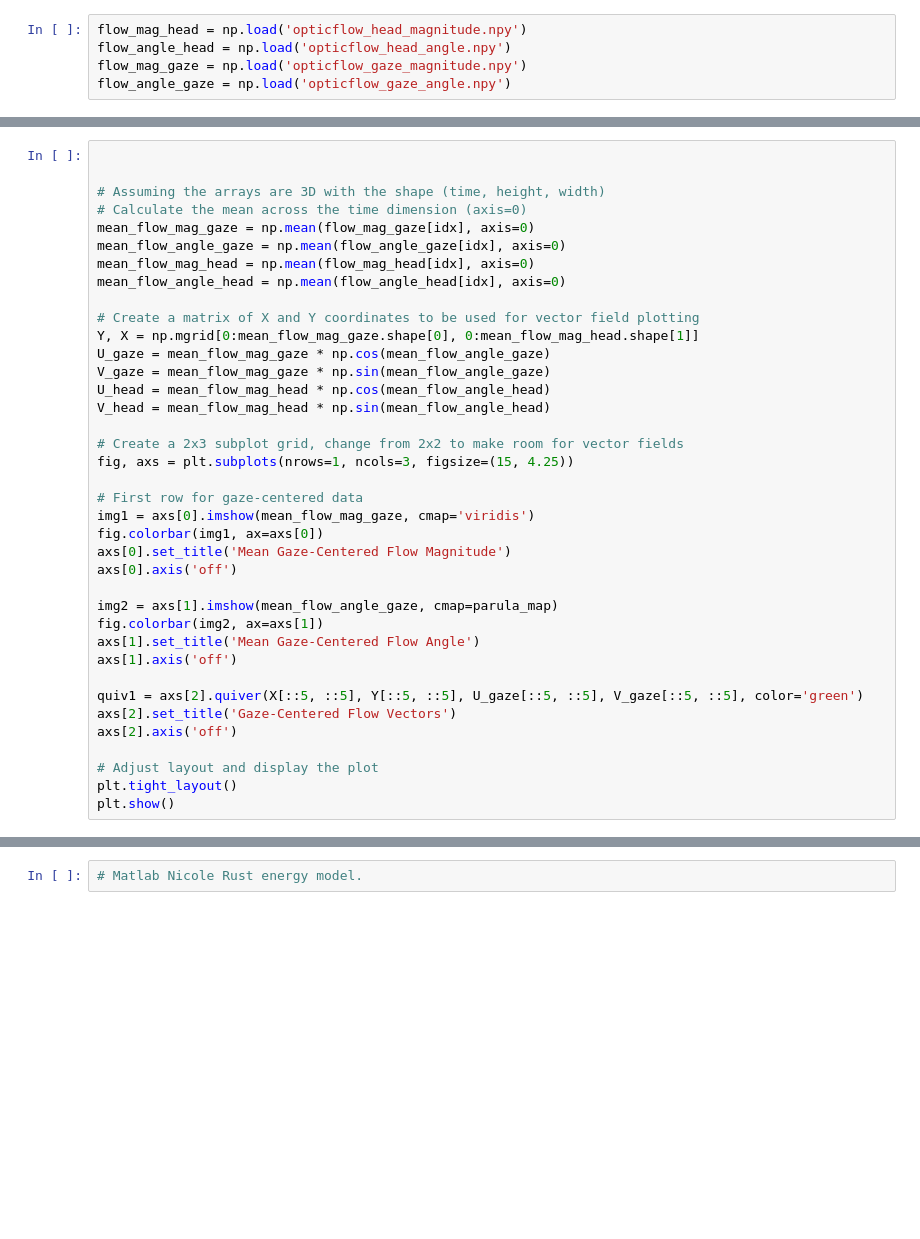
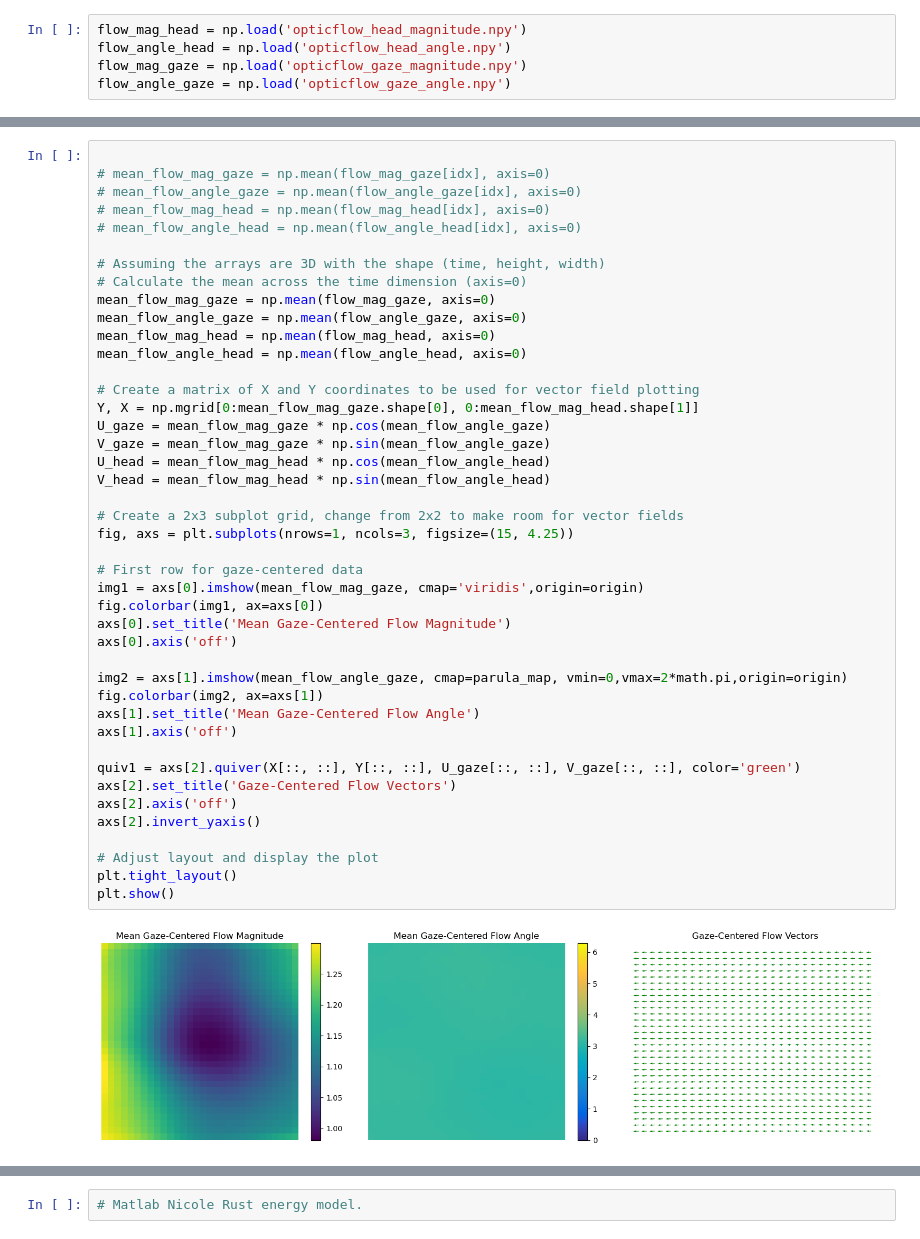
Before and after one commit to BonnenLab/U19-preliminary-data-analysis, a Jupyter notebook: simple-motion-stats.ipynb, the cells around one changed output, grey strips where cells are left out. Drawn from its saved outputs; the diff is of its cells as text; blank space fills up the shorter version.

```diff
--- a/simple-motion-stats.ipynb
+++ b/simple-motion-stats.ipynb
@@ -188,41 +216,48 @@ if __name__ == "__main__":
 # %%
 
+# mean_flow_mag_gaze = np.mean(flow_mag_gaze[idx], axis=0)
+# mean_flow_angle_gaze = np.mean(flow_angle_gaze[idx], axis=0)
+# mean_flow_mag_head = np.mean(flow_mag_head[idx], axis=0)
+# mean_flow_angle_head = np.mean(flow_angle_head[idx], axis=0)
 
 # Assuming the arrays are 3D with the shape (time, height, width)
 # Calculate the mean across the time dimension (axis=0)
-mean_flow_mag_gaze = np.mean(flow_mag_gaze[idx], axis=0)
-mean_flow_angle_gaze = np.mean(flow_angle_gaze[idx], axis=0)
-mean_flow_mag_head = np.mean(flow_mag_head[idx], axis=0)
-mean_flow_angle_head = np.mean(flow_angle_head[idx], axis=0)
+mean_flow_mag_gaze = np.mean(flow_mag_gaze, axis=0)
+mean_flow_angle_gaze = np.mean(flow_angle_gaze, axis=0)
+mean_flow_mag_head = np.mean(flow_mag_head, axis=0)
+mean_flow_angle_head = np.mean(flow_angle_head, axis=0)
 
 # Create a matrix of X and Y coordinates to be used for vector field plotting
 Y, X = np.mgrid[0:mean_flow_mag_gaze.shape[0], 0:mean_flow_mag_head.shape[1]]
 U_gaze = mean_flow_mag_gaze * np.cos(mean_flow_angle_gaze)
 V_gaze = mean_flow_mag_gaze * np.sin(mean_flow_angle_gaze)
 U_head = mean_flow_mag_head * np.cos(mean_flow_angle_head)
 V_head = mean_flow_mag_head * np.sin(mean_flow_angle_head)
 
 # Create a 2x3 subplot grid, change from 2x2 to make room for vector fields
 fig, axs = plt.subplots(nrows=1, ncols=3, figsize=(15, 4.25))
 
 # First row for gaze-centered data
-img1 = axs[0].imshow(mean_flow_mag_gaze, cmap='viridis')
+img1 = axs[0].imshow(mean_flow_mag_gaze, cmap='viridis',origin=origin)
 fig.colorbar(img1, ax=axs[0])
 axs[0].set_title('Mean Gaze-Centered Flow Magnitude')
 axs[0].axis('off')
 
-img2 = axs[1].imshow(mean_flow_angle_gaze, cmap=parula_map)
+img2 = axs[1].imshow(mean_flow_angle_gaze, cmap=parula_map, vmin=0,vmax=2*math.pi,origin=origin)
 fig.colorbar(img2, ax=axs[1])
 axs[1].set_title('Mean Gaze-Centered Flow Angle')
 axs[1].axis('off')
 
-quiv1 = axs[2].quiver(X[::5, ::5], Y[::5, ::5], U_gaze[::5, ::5], V_gaze[::5, ::5], color='green')
+quiv1 = axs[2].quiver(X[::, ::], Y[::, ::], U_gaze[::, ::], V_gaze[::, ::], color='green')
 axs[2].set_title('Gaze-Centered Flow Vectors')
 axs[2].axis('off')
+axs[2].invert_yaxis()
 
 # Adjust layout and display the plot
 plt.tight_layout()
 plt.show()
+# %% [output]
+[figure, added]
 # %%
 # Load the vertical position of the eye,
 phi = f['model_phi'][:54352]
```
Also changed, not shown: parts of 9 cells of this notebook, 1 other file.
